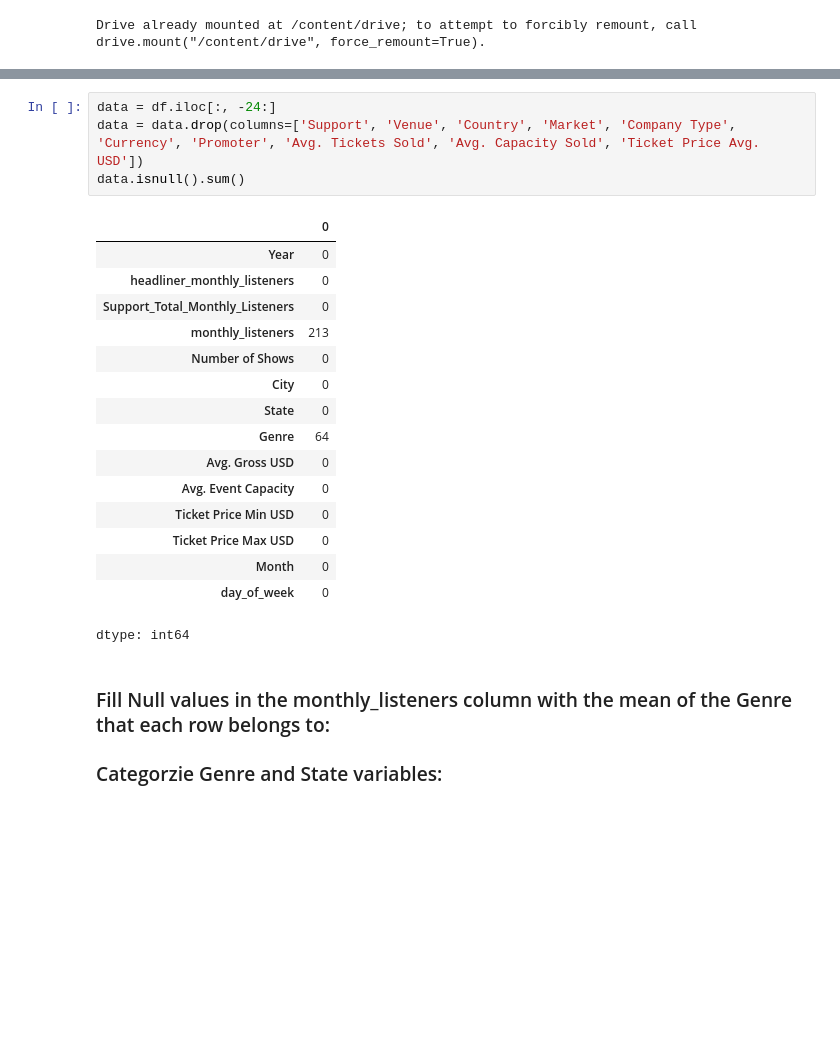
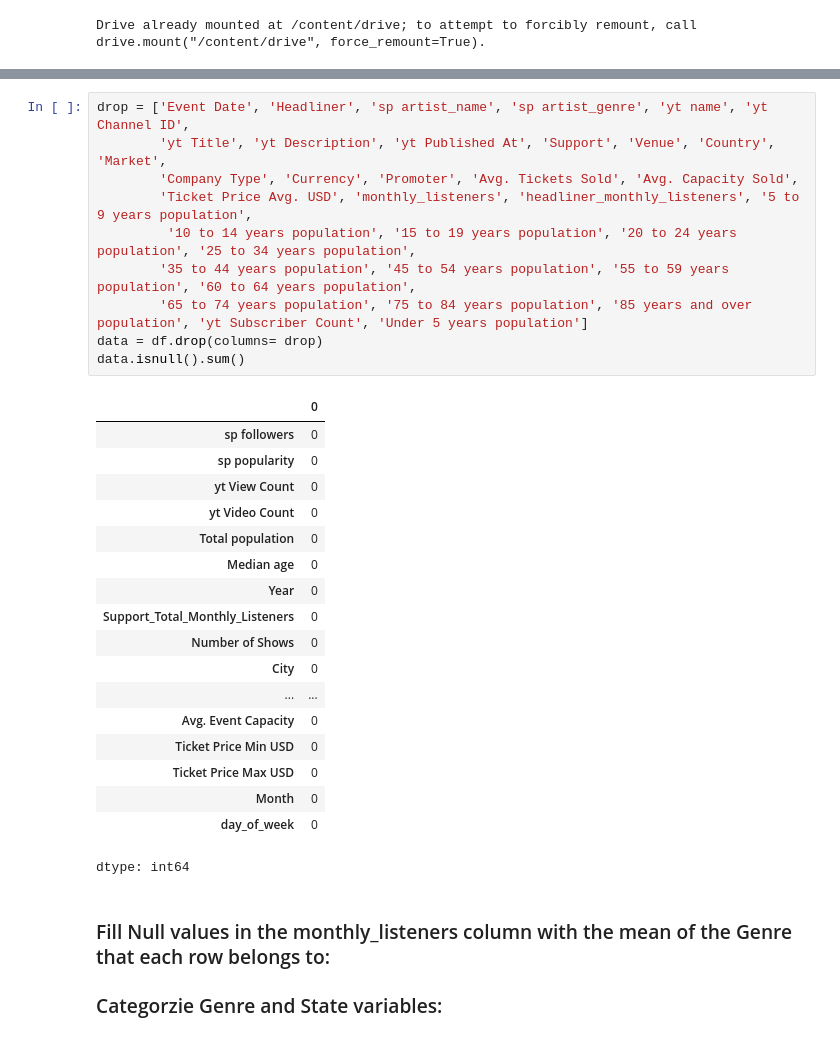
Before and after one commit to dan-s8/ARound, a Jupyter notebook: Model Building/MultiArtist/Combined_df_Laura.ipynb, the cells around one changed output, grey strips where cells are left out. Drawn from its saved outputs; the diff is of its cells as text; blank space fills up the shorter version.

```diff
--- a/Model Building/MultiArtist/Combined_df_Laura.ipynb
+++ b/Model Building/MultiArtist/Combined_df_Laura.ipynb
@@ -49,27 +51,35 @@ df.isnull().sum()
 | Month | 0 |
 | day_of_week | 0 |
 dtype: int64
-# %%
-data = df.iloc[:, -24:]
-data = data.drop(columns=['Support', 'Venue', 'Country', 'Market', 'Company Type', 'Currency', 'Promoter', 'Avg. Tickets Sold', 'Avg. Capacity Sold', 'Ticket Price Avg. USD'])
-data.isnull().sum()
-# %% [output]
-|  | 0 |
-| Year | 0 |
-| headliner_monthly_listeners | 0 |
-| Support_Total_Monthly_Listeners | 0 |
-| monthly_listeners | 213 |
-| Number of Shows | 0 |
-| City | 0 |
-| State | 0 |
-| Genre | 64 |
-| Avg. Gross USD | 0 |
-| Avg. Event Capacity | 0 |
-| Ticket Price Min USD | 0 |
-| Ticket Price Max USD | 0 |
-| Month | 0 |
-| day_of_week | 0 |
-dtype: int64
+# %%
+drop = ['Event Date', 'Headliner', 'sp artist_name', 'sp artist_genre', 'yt name', 'yt Channel ID',
+        'yt Title', 'yt Description', 'yt Published At', 'Support', 'Venue', 'Country', 'Market',
+        'Company Type', 'Currency', 'Promoter', 'Avg. Tickets Sold', 'Avg. Capacity Sold',
+        'Ticket Price Avg. USD', 'monthly_listeners', 'headliner_monthly_listeners', '5 to 9 years population',
+         '10 to 14 years population', '15 to 19 years population', '20 to 24 years population', '25 to 34 years population',
+        '35 to 44 years population', '45 to 54 years population', '55 to 59 years population', '60 to 64 years population',
+        '65 to 74 years population', '75 to 84 years population', '85 years and over population', 'yt Subscriber Count', 'Under 5 years population']
+data = df.drop(columns= drop)
+data.isnull().sum()
+# %% [output]
+|  | 0 |
+| sp followers | 0 |
+| sp popularity | 0 |
+| yt View Count | 0 |
+| yt Video Count | 0 |
+| Total population | 0 |
+| Median age | 0 |
+| Year | 0 |
+| Support_Total_Monthly_Listeners | 0 |
+| Number of Shows | 0 |
+| City | 0 |
+| ... | ... |
+| Avg. Event Capacity | 0 |
+| Ticket Price Min USD | 0 |
+| Ticket Price Max USD | 0 |
+| Month | 0 |
+| day_of_week | 0 |
+dtype: int64
 # %% [markdown]
 ### Fill Null values in the monthly_listeners column with the mean of the Genre that each row belongs to:
 ### Categorzie Genre and State variables:
```
Also changed, not shown: parts of 18 cells of this notebook.
